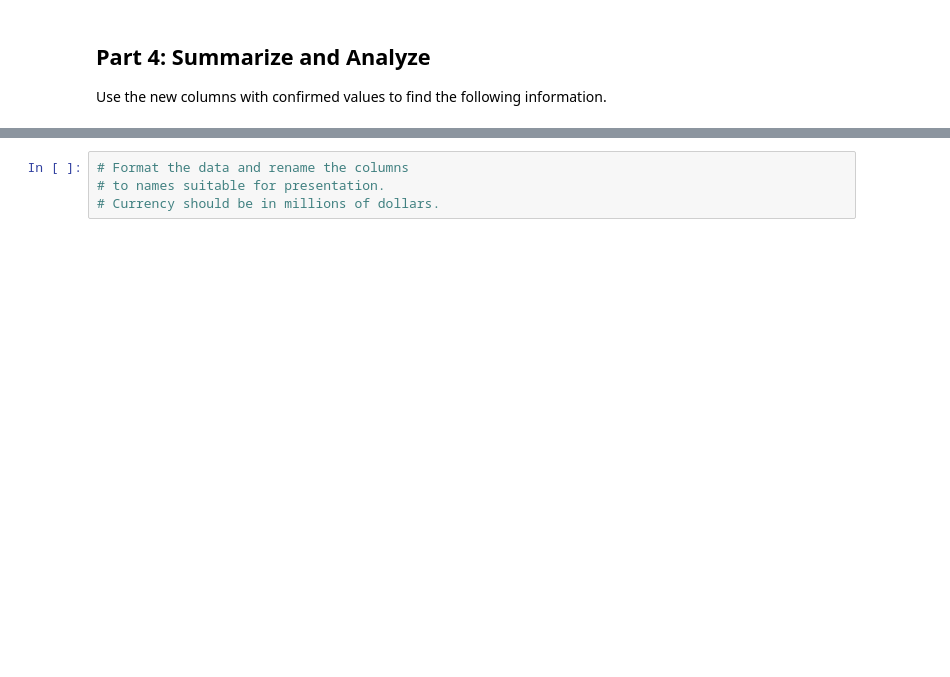
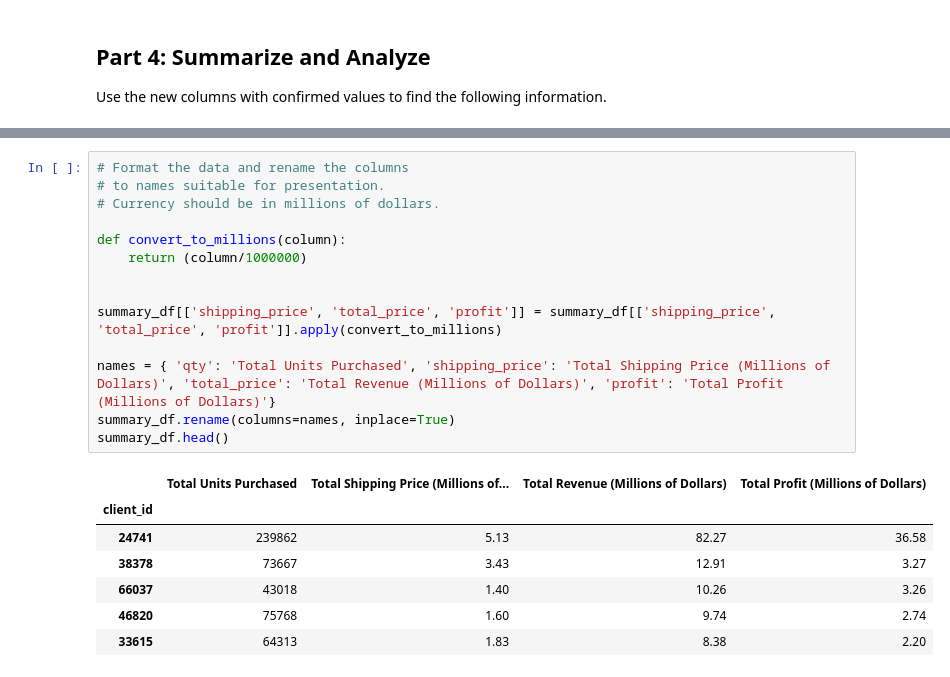
Before and after one commit to knohavec/pandas-challenge-1, a Jupyter notebook: module_4_challenge.ipynb, the cells around one changed output, grey strips where cells are left out. Saved outputs shown, nothing was run; the diff lists cells and outputs as text; blank space fills up the shorter version.

```diff
--- a/module_4_challenge.ipynb
+++ b/module_4_challenge.ipynb
@@ -128,6 +226,24 @@ Use the new columns with confirmed values to find the following information.
 # %%
 # Format the data and rename the columns
 # to names suitable for presentation.
 # Currency should be in millions of dollars.
+
+def convert_to_millions(column):
+    return (column/1000000)
+
+
+summary_df[['shipping_price', 'total_price', 'profit']] = summary_df[['shipping_price', 'total_price', 'profit']].apply(convert_to_millions)
+
+names = { 'qty': 'Total Units Purchased', 'shipping_price': 'Total Shipping Price (Millions of Dollars)', 'total_price': 'Total Revenue (Millions of Dollars)', 'profit': 'Total Profit (Millions of Dollars)'}
+summary_df.rename(columns=names, inplace=True)
+summary_df.head()
+# %% [output]
+|  | Total Units Purchased | Total Shipping Price (Millions of... | Total Revenue (Millions of Dollars) | Total Profit (Millions of Dollars) |
+| client_id |  |  |  |  |
+| 24741 | 239862 | 5.13 | 82.27 | 36.58 |
+| 38378 | 73667 | 3.43 | 12.91 | 3.27 |
+| 66037 | 43018 | 1.40 | 10.26 | 3.26 |
+| 46820 | 75768 | 1.60 | 9.74 | 2.74 |
+| 33615 | 64313 | 1.83 | 8.38 | 2.20 |
 # %%
 # Sort the updated data by "Total Profit" form highest to lowest
```
Also changed, not shown: parts of 13 cells of this notebook.
